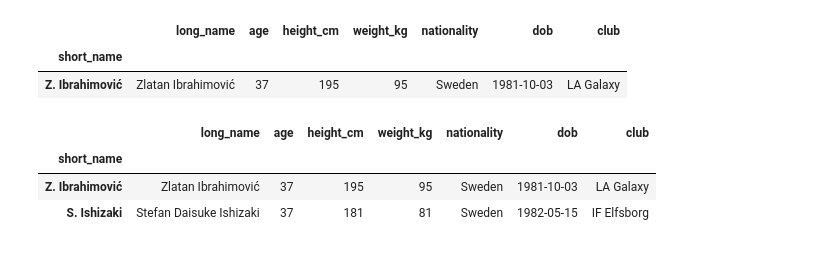
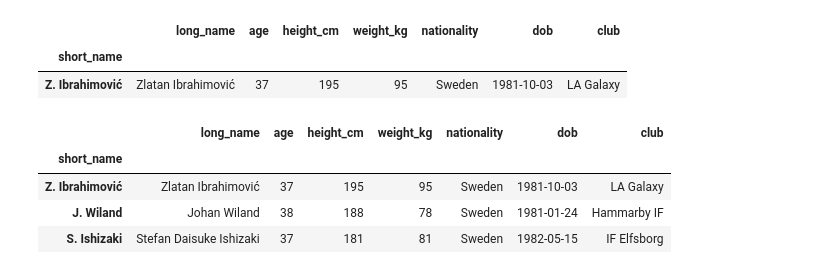
Before and after one commit to Stan-is-the-man/Data_science_bootcamp_2023, a Jupyter notebook: sd_data_extraction.ipynb, the cells around one changed output. Saved outputs shown, nothing was run; the diff lists cells and outputs as text; code cells hidden in the pictures.

```diff
--- a/sd_data_extraction.ipynb
+++ b/sd_data_extraction.ipynb
@@ -597,9 +595,10 @@ df.query('age > 36 and nationality=="Sweden" and height_cm>188')
 | short_name |  |  |  |  |  |  |  |
 | Z. Ibrahimović | Zlatan Ibrahimović | 37 | 195 | 95 | Sweden | 1981-10-03 | LA Galaxy |
 # %%
-df.query('age > 36 and nationality=="Sweden" and height_cm>110 and age==37')
+df.query('age > 36 and nationality=="Sweden" and height_cm>110 and age>=37')
 # %% [output]
 |  | long_name | age | height_cm | weight_kg | nationality | dob | club |
 | short_name |  |  |  |  |  |  |  |
 | Z. Ibrahimović | Zlatan Ibrahimović | 37 | 195 | 95 | Sweden | 1981-10-03 | LA Galaxy |
+| J. Wiland | Johan Wiland | 38 | 188 | 78 | Sweden | 1981-01-24 | Hammarby IF |
 | S. Ishizaki | Stefan Daisuke Ishizaki | 37 | 181 | 81 | Sweden | 1982-05-15 | IF Elfsborg |
```
Also changed, not shown: parts of 14 cells of this notebook.
